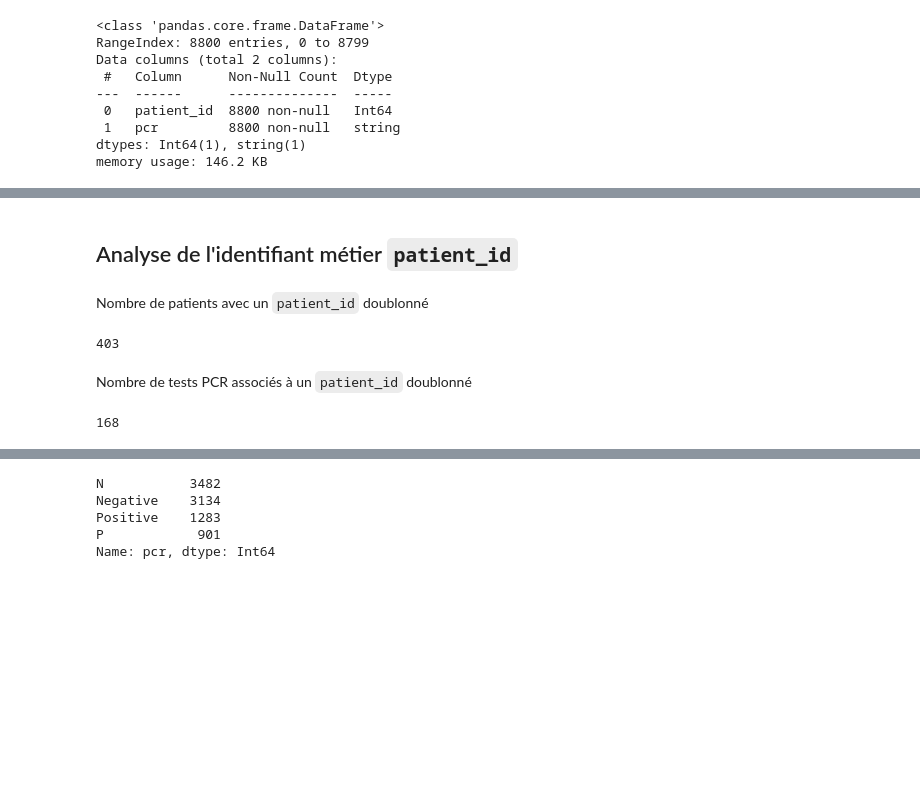
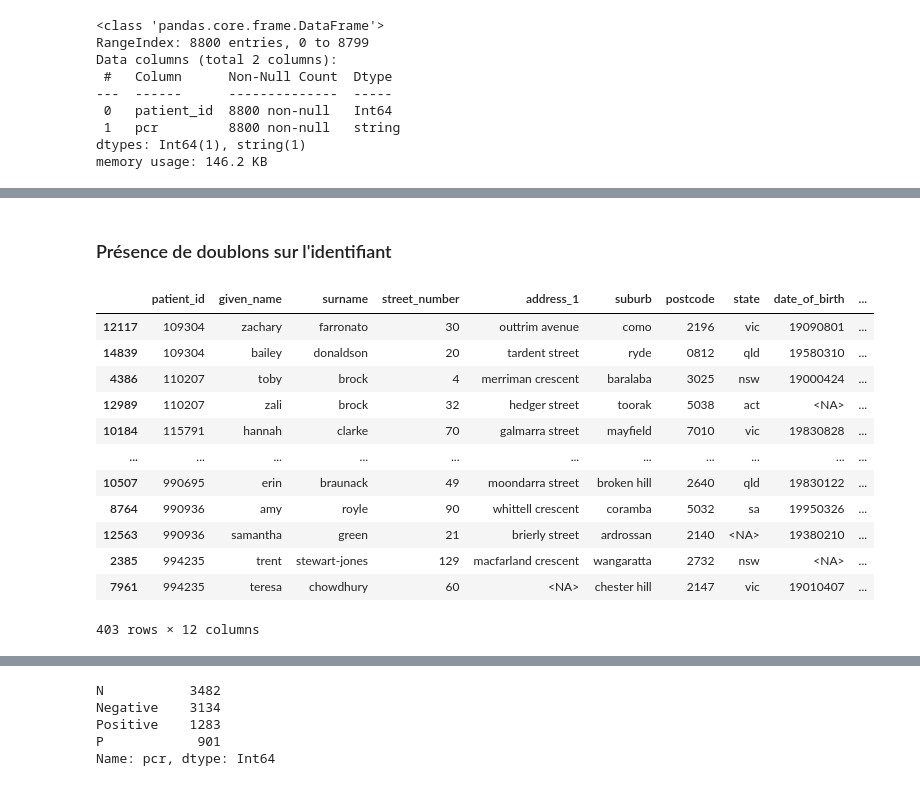
Before and after one commit to ghisvail/inria-aphp-assignment, a Jupyter notebook: qa.ipynb, the cells around one changed output, grey strips where cells are left out. Drawn from its saved outputs; the diff is of its cells as text; code cells hidden in the pictures; blank space fills up the shorter version.

```diff
--- a/qa.ipynb
+++ b/qa.ipynb
@@ -84,18 +51,20 @@ df_pcr.sample(20, random_state=42)
 # %% [markdown]
-## Analyse de l'identifiant métier `patient_id`
+### Présence de doublons sur l'identifiant
-# %% [markdown]
-Nombre de patients avec un `patient_id` doublonné
-# %%
-df_patient.duplicated(subset="patient_id", keep=False).sum()
-# %% [output]
-403
-# %% [markdown]
-Nombre de tests PCR associés à un `patient_id` doublonné
-# %%
-patient_id_duplicated = df_patient.loc[
-    df_patient.duplicated(subset="patient_id"),
-    "patient_id"
-]
-df_pcr.patient_id.isin(patient_id_duplicated).sum()
-# %% [output]
-168
+# %%
+with_duplicated_id = df_patient.patient_id.duplicated(keep=False)
+
+df_patient[with_duplicated_id].sort_values("patient_id")
+# %% [output]
+|  | patient_id | given_name | surname | street_number | address_1 | suburb | postcode | state | date_of_birth | ... |
+| 12117 | 109304 | zachary | farronato | 30 | outtrim avenue | como | 2196 | vic | 19090801 | ... |
+| 14839 | 109304 | bailey | donaldson | 20 | tardent street | ryde | 0812 | qld | 19580310 | ... |
+| 4386 | 110207 | toby | brock | 4 | merriman crescent | baralaba | 3025 | nsw | 19000424 | ... |
+| 12989 | 110207 | zali | brock | 32 | hedger street | toorak | 5038 | act | <NA> | ... |
+| 10184 | 115791 | hannah | clarke | 70 | galmarra street | mayfield | 7010 | vic | 19830828 | ... |
+| ... | ... | ... | ... | ... | ... | ... | ... | ... | ... | ... |
+| 10507 | 990695 | erin | braunack | 49 | moondarra street | broken hill | 2640 | qld | 19830122 | ... |
+| 8764 | 990936 | amy | royle | 90 | whittell crescent | coramba | 5032 | sa | 19950326 | ... |
+| 12563 | 990936 | samantha | green | 21 | brierly street | ardrossan | 2140 | <NA> | 19380210 | ... |
+| 2385 | 994235 | trent | stewart-jones | 129 | macfarland crescent | wangaratta | 2732 | nsw | <NA> | ... |
+| 7961 | 994235 | teresa | chowdhury | 60 | <NA> | chester hill | 2147 | vic | 19010407 | ... |
+403 rows × 12 columns
```
Also changed, not shown: parts of 44 cells of this notebook, 1 other file.
